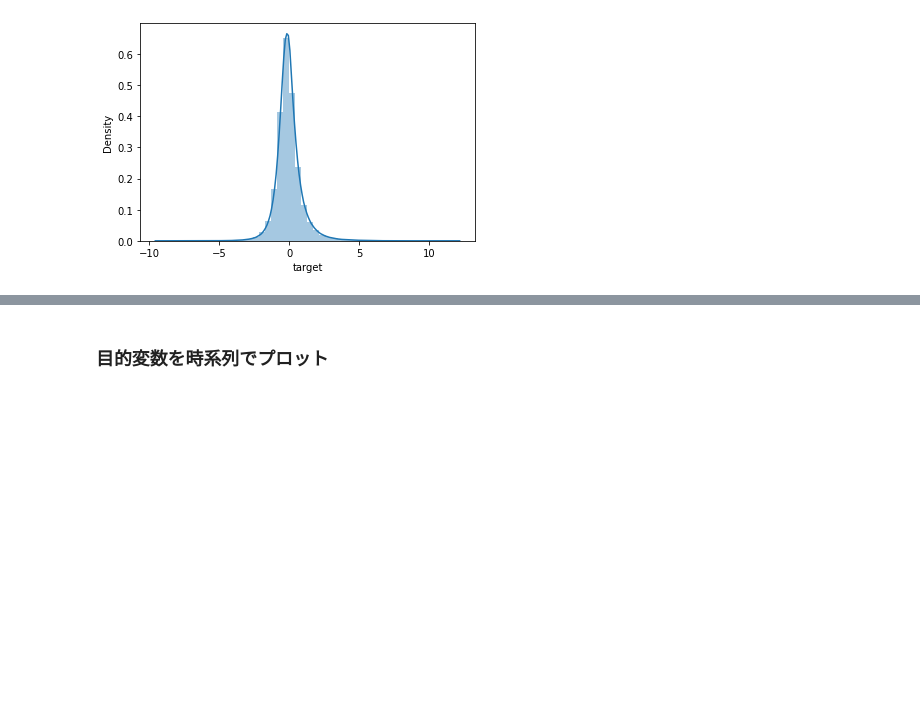
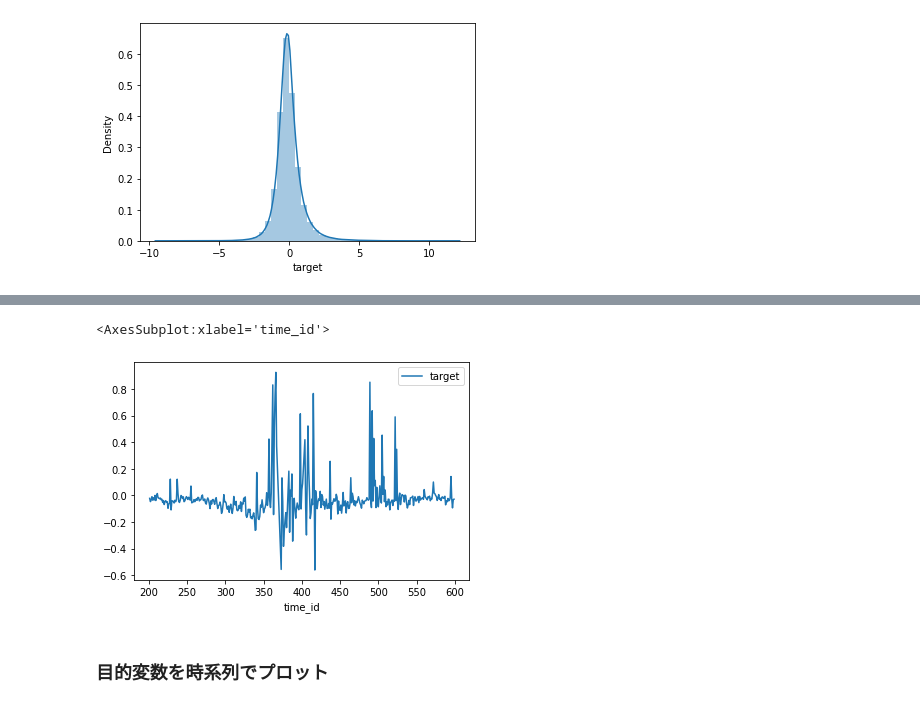
Before and after one commit to IMOKURI/ubiquant-market-prediction, a Jupyter notebook: notebooks/EDA.ipynb, the cells around one changed output, grey strips where cells are left out. Saved outputs shown, nothing was run; the diff lists cells and outputs as text; code cells hidden in the pictures; blank space fills up the shorter version.

```diff
--- a/notebooks/EDA.ipynb
+++ b/notebooks/EDA.ipynb
@@ -348,3 +420,8 @@ stats.probplot(train["target"], dist="norm", plot=plt)
+# %%
+mean_targets[(mean_targets.index > 200) & (mean_targets.index < 600)].plot()
+# %% [output]
+<AxesSubplot:xlabel='time_id'>
+[figure, added]
 # %% [markdown]
 ### 目的変数を時系列でプロット
 # %%
```
Also changed, not shown: parts of 21 cells of this notebook, 3 other files.
